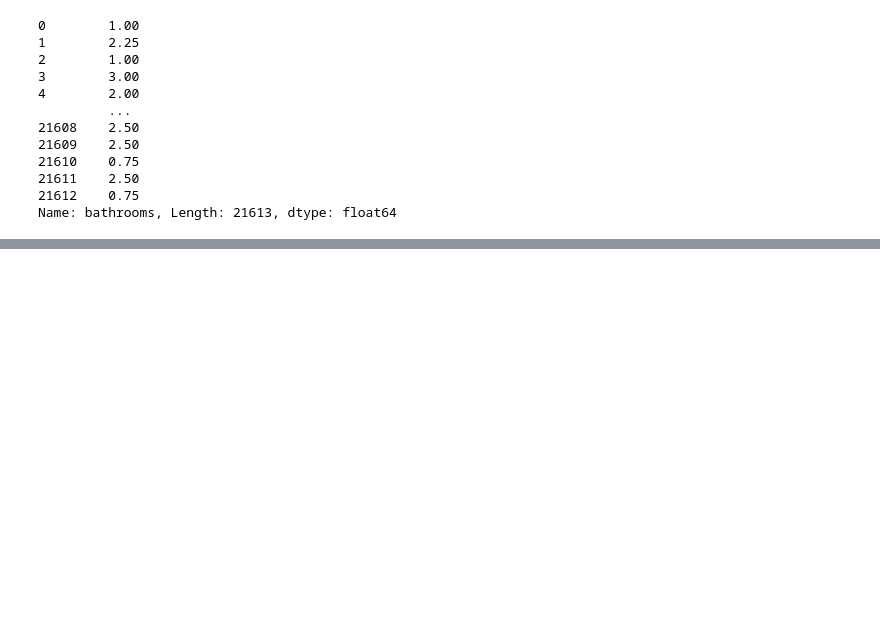
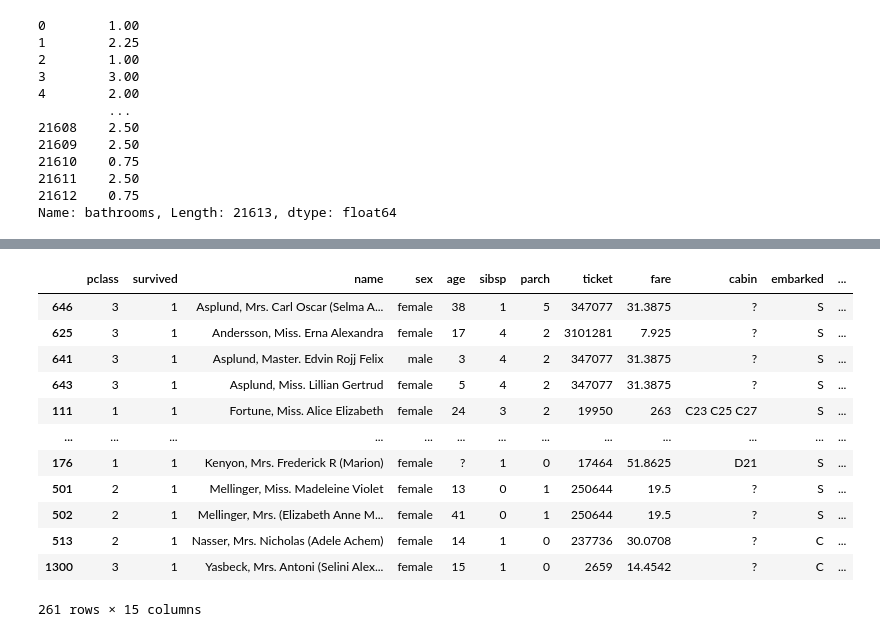
Before and after one commit to trudova/python-projects, a Jupyter notebook: pandas/more_filtering.ipynb, the cells around one changed output, grey strips where cells are left out. Drawn from its saved outputs; the diff is of its cells as text; code cells hidden in the pictures; blank space fills up the shorter version.

```diff
--- a/pandas/more_filtering.ipynb
+++ b/pandas/more_filtering.ipynb
@@ -204,0 +254,18 @@ Name: bathrooms, Length: 21613, dtype: float64
+# %%
+notalong=titanic[(titanic['survived']==1) & (titanic['num relatives']>0)].sort_values('num relatives', ascending=False)
+# %%
+notalong
+# %% [output]
+|  | pclass | survived | name | sex | age | sibsp | parch | ticket | fare | cabin | embarked | ... |
+| 646 | 3 | 1 | Asplund, Mrs. Carl Oscar (Selma A... | female | 38 | 1 | 5 | 347077 | 31.3875 | ? | S | ... |
+| 625 | 3 | 1 | Andersson, Miss. Erna Alexandra | female | 17 | 4 | 2 | 3101281 | 7.925 | ? | S | ... |
+| 641 | 3 | 1 | Asplund, Master. Edvin Rojj Felix | male | 3 | 4 | 2 | 347077 | 31.3875 | ? | S | ... |
+| 643 | 3 | 1 | Asplund, Miss. Lillian Gertrud | female | 5 | 4 | 2 | 347077 | 31.3875 | ? | S | ... |
+| 111 | 1 | 1 | Fortune, Miss. Alice Elizabeth | female | 24 | 3 | 2 | 19950 | 263 | C23 C25 C27 | S | ... |
+| ... | ... | ... | ... | ... | ... | ... | ... | ... | ... | ... | ... | ... |
+| 176 | 1 | 1 | Kenyon, Mrs. Frederick R (Marion) | female | ? | 1 | 0 | 17464 | 51.8625 | D21 | S | ... |
+| 501 | 2 | 1 | Mellinger, Miss. Madeleine Violet | female | 13 | 0 | 1 | 250644 | 19.5 | ? | S | ... |
+| 502 | 2 | 1 | Mellinger, Mrs. (Elizabeth Anne M... | female | 41 | 0 | 1 | 250644 | 19.5 | ? | S | ... |
+| 513 | 2 | 1 | Nasser, Mrs. Nicholas (Adele Achem) | female | 14 | 1 | 0 | 237736 | 30.0708 | ? | C | ... |
+| 1300 | 3 | 1 | Yasbeck, Mrs. Antoni (Selini Alex... | female | 15 | 1 | 0 | 2659 | 14.4542 | ? | C | ... |
+261 rows × 15 columns
```
Also changed, not shown: parts of 17 cells of this notebook, 1 other file.
